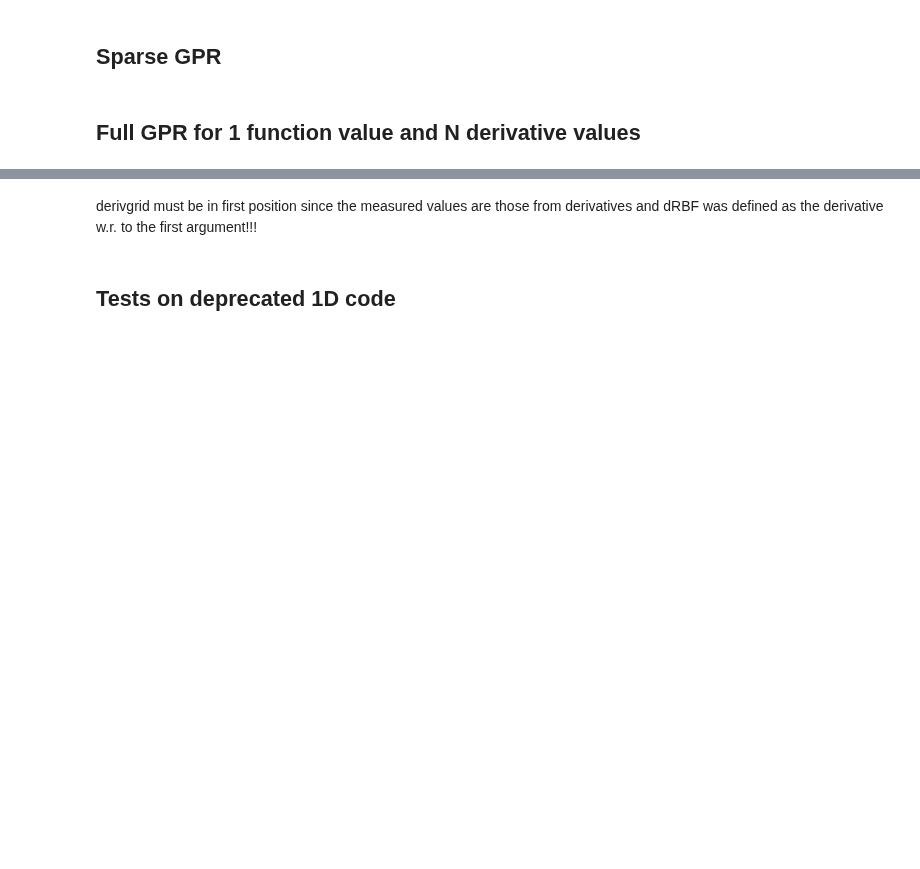
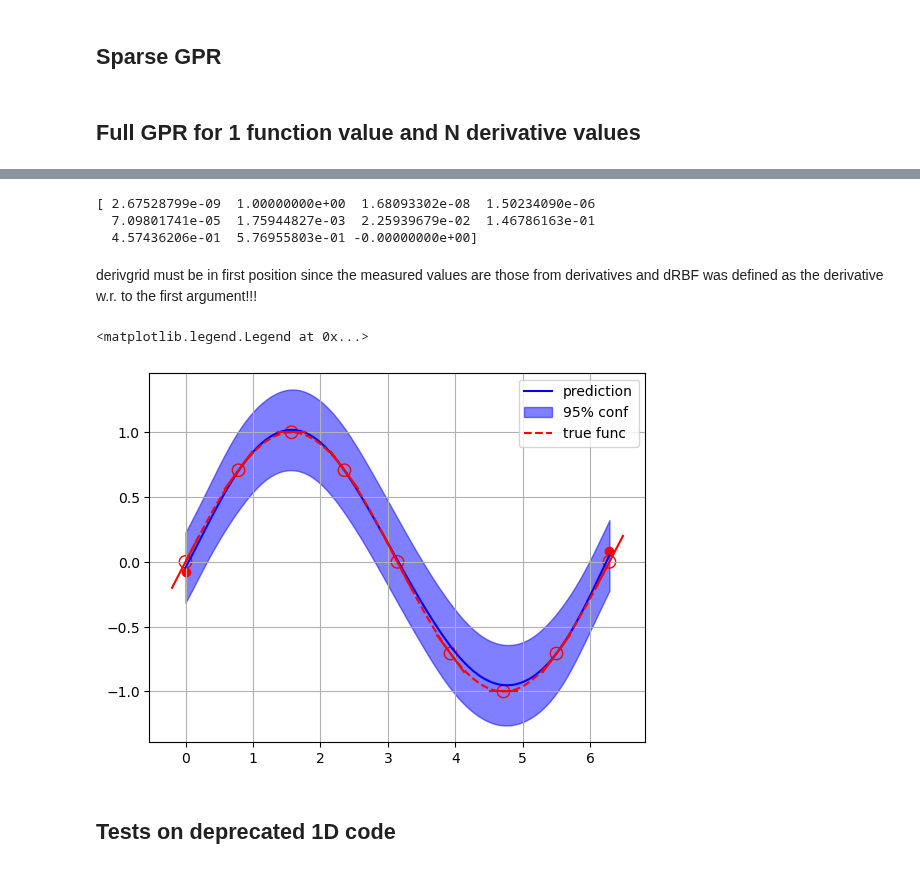
Before and after one commit to LukasEin/jaxgp, a Jupyter notebook: learning/1D_sparseGPR.ipynb, the cells around one changed output, grey strips where cells are left out. Drawn from its saved outputs; the diff is of its cells as text; code cells hidden in the pictures; blank space fills up the shorter version.

```diff
--- a/learning/1D_sparseGPR.ipynb
+++ b/learning/1D_sparseGPR.ipynb
@@ -129,11 +137,11 @@ def grad_func(x,noise=0.0):
 # %%
-# KV = covMatrix(fullgrid[:num_datapoints],fullgrid[:num_datapoints],length_scale=length_scale)
-# KD = ddcovMatrix(fullgrid[num_datapoints:],fullgrid[num_datapoints:],length_scale=length_scale)
-# KM = dcovMatrix(fullgrid[:num_datapoints],fullgrid[num_datapoints:],length_scale=length_scale)
+KV = covMatrix(fullgrid[:num_datapoints],fullgrid[:num_datapoints],length_scale=length_scale)
+KD = ddcovMatrix(fullgrid[num_datapoints:],fullgrid[num_datapoints:],length_scale=length_scale)
+KM = dcovMatrix(fullgrid[:num_datapoints],fullgrid[num_datapoints:],length_scale=length_scale)
 
-# K_NN = np.zeros((num_datapoints+num_derivpoints,)*2)
-# K_NN[:num_datapoints,:num_datapoints] = KV
-# K_NN[num_datapoints:,num_datapoints:] = KD
-# K_NN[:num_datapoints,num_datapoints:] = KM
-# K_NN[num_datapoints:,:num_datapoints] = KM.T
+K_NN = np.zeros((num_datapoints+num_derivpoints,)*2)
+K_NN[:num_datapoints,:num_datapoints] = KV
+K_NN[num_datapoints:,num_datapoints:] = KD
+K_NN[:num_datapoints,num_datapoints:] = KM
+K_NN[num_datapoints:,:num_datapoints] = KM.T
 # %%
@@ -154,21 +166,31 @@ def grad_func(x,noise=0.0):
+# %%
+K_M = np.array(K_M)
+print(K_M[0])
+# %% [output]
+[ 2.67528799e-09  1.00000000e+00  1.68093302e-08  1.50234090e-06
+  7.09801741e-05  1.75944827e-03  2.25939679e-02  1.46786163e-01
+  4.57436206e-01  5.76955803e-01 -0.00000000e+00]
 # %% [markdown]
 derivgrid must be in first position since the measured values are those from derivatives and dRBF was defined as the derivative w.r. to the first argument!!!
 # %%
-# def slope(x,xref,yref,grad):
-#     return grad*(x-xref) + yref
+def slope(x,xref,yref,grad):
+    return grad*(x-xref) + yref
 # %%
-# stds = np.sqrt(vars)
+stds = np.sqrt(vars)
 
-# plt.plot(grid,prediction,"b",label="prediction")
-# plt.fill_between(grid,prediction-2*stds,prediction+2*stds,alpha=0.5,color="b",label="95% conf")
-# plt.scatter(datagrid,data_values,color="r")
-# for xref in derivgrid:
-#     slope_range = np.linspace(xref-0.2,xref+0.2,5)
-#     plt.plot(slope_range,slope(slope_range,xref,func(xref),grad_func(xref)),"r")
-#     plt.scatter(xref,func(xref),s=80,facecolors="none",edgecolors="r")
-# plt.plot(grid,func(grid),"r--",label="true func")
-# plt.grid()
-# plt.legend()
+plt.plot(grid,prediction,"b",label="prediction")
+plt.fill_between(grid,prediction-2*stds,prediction+2*stds,alpha=0.5,color="b",label="95% conf")
+plt.scatter(datagrid,data_values,color="r")
+for xref in derivgrid:
+    slope_range = np.linspace(xref-0.2,xref+0.2,5)
+    plt.plot(slope_range,slope(slope_range,xref,func(xref),grad_func(xref)),"r")
+    plt.scatter(xref,func(xref),s=80,facecolors="none",edgecolors="r")
+plt.plot(grid,func(grid),"r--",label="true func")
+plt.grid()
+plt.legend()
+# %% [output]
+<matplotlib.legend.Legend at 0x...>
+[figure, added]
 # %% [markdown]
 ## Tests on deprecated 1D code
 # %%
```
Also changed, not shown: parts of 5 cells of this notebook, 5 other files.
